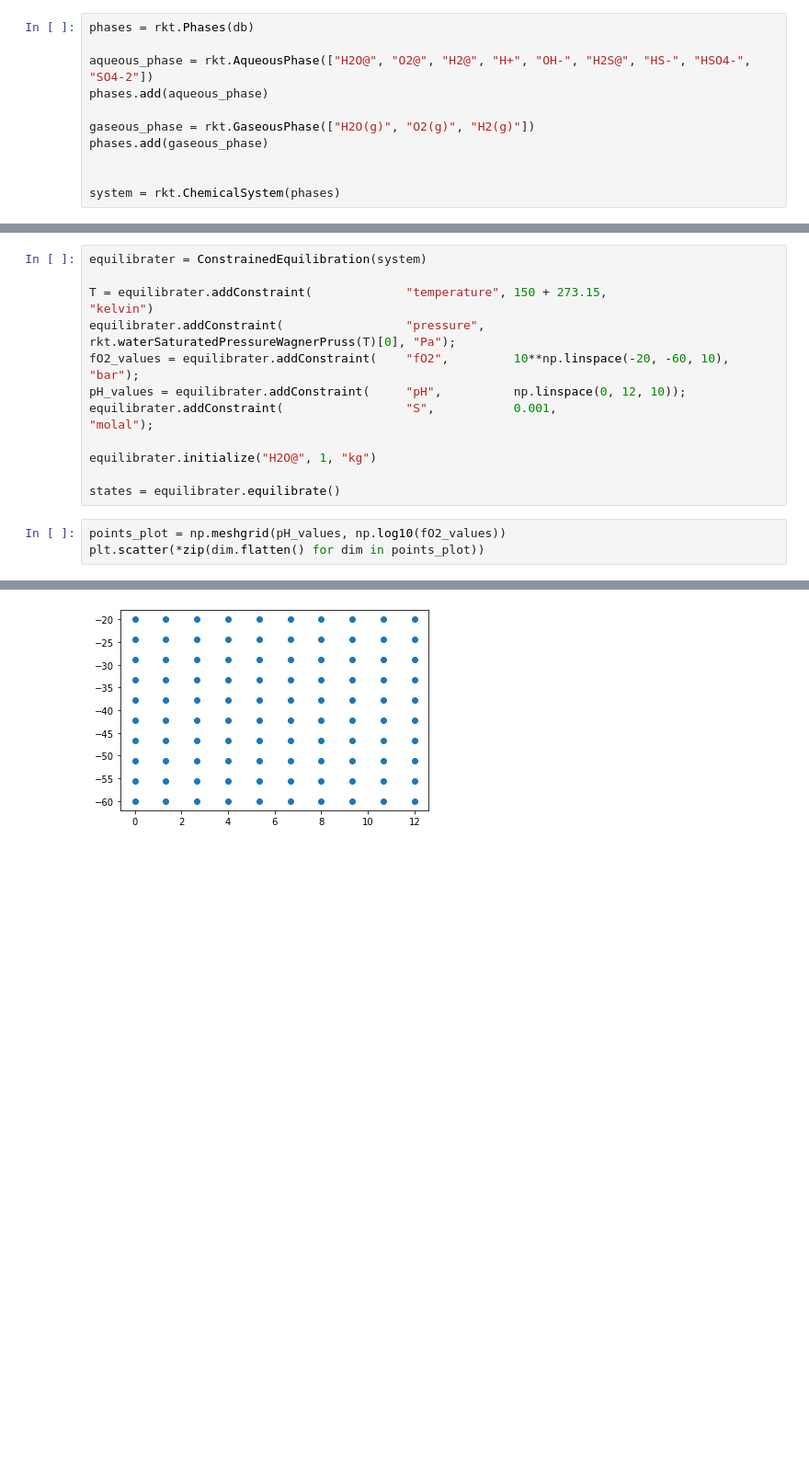
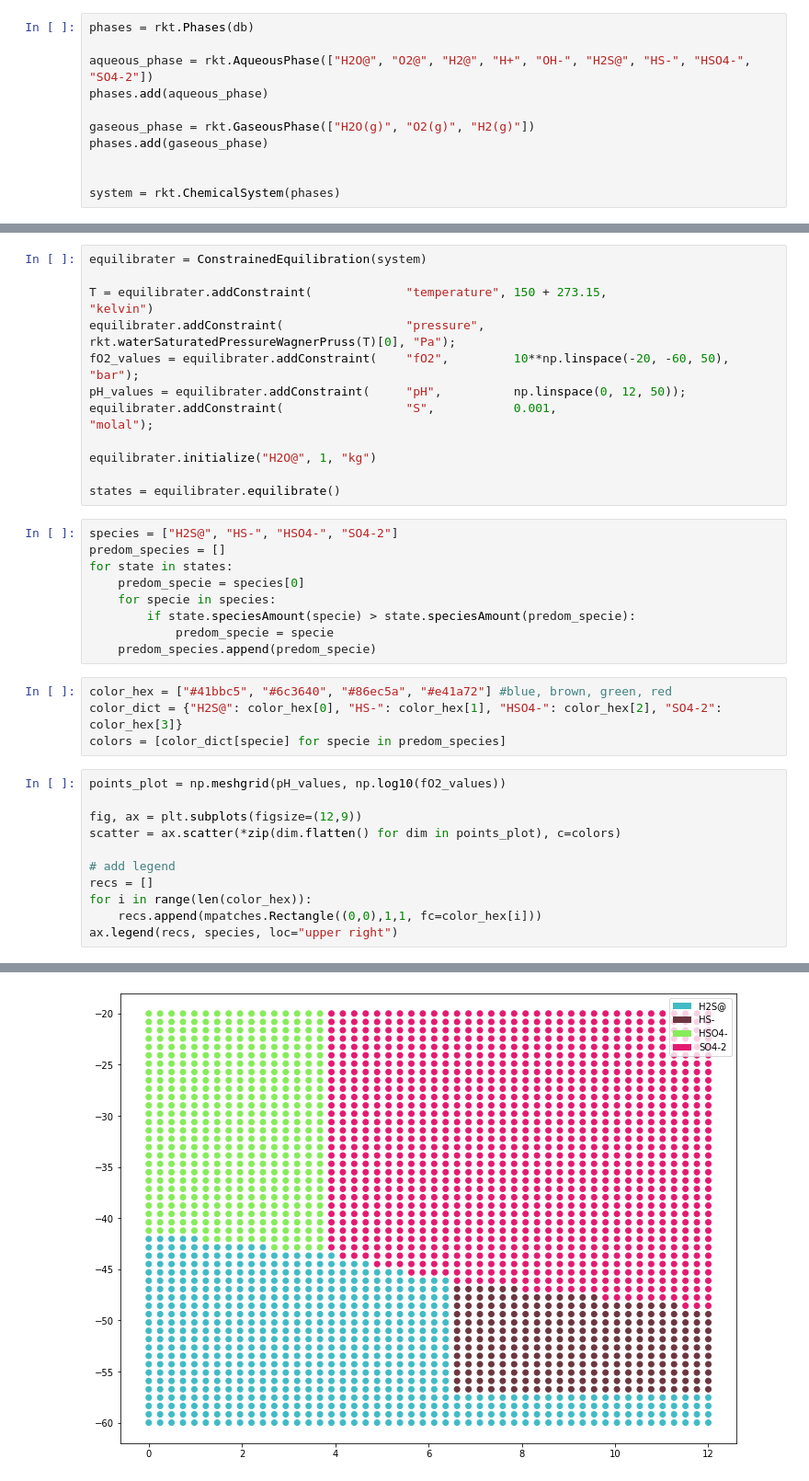
Before and after one commit to cardinalgeo/sed-hosted-Cu-Co-deposit-thermodynamic-modelling, a Jupyter notebook: notebooks/Co-S-Cl-Na-H-O_phase_diagrams.ipynb, the cells around one changed output, grey strips where cells are left out. Shown at 92% size. Saved outputs shown, nothing was run; the diff lists cells and outputs as text; blank space fills up the shorter version.

Commit message:
plot equilibrium state at each logfO2-pH value pair as point colored by predominant aqueous S species

```diff
--- a/notebooks/Co-S-Cl-Na-H-O_phase_diagrams.ipynb
+++ b/notebooks/Co-S-Cl-Na-H-O_phase_diagrams.ipynb
@@ -313,14 +213,35 @@ equilibrater = ConstrainedEquilibration(system)
 
 T = equilibrater.addConstraint(             "temperature", 150 + 273.15,                                "kelvin")
 equilibrater.addConstraint(                 "pressure",    rkt.waterSaturatedPressureWagnerPruss(T)[0], "Pa");
-fO2_values = equilibrater.addConstraint(    "fO2",         10**np.linspace(-20, -60, 10),               "bar");
-pH_values = equilibrater.addConstraint(     "pH",          np.linspace(0, 12, 10));
+fO2_values = equilibrater.addConstraint(    "fO2",         10**np.linspace(-20, -60, 50),               "bar");
+pH_values = equilibrater.addConstraint(     "pH",          np.linspace(0, 12, 50));
 equilibrater.addConstraint(                 "S",           0.001,                                       "molal");
 
 equilibrater.initialize("H2O@", 1, "kg")
 
 states = equilibrater.equilibrate()
+# %%
+species = ["H2S@", "HS-", "HSO4-", "SO4-2"]
+predom_species = []
+for state in states:
+    predom_specie = species[0]
+    for specie in species:
+        if state.speciesAmount(specie) > state.speciesAmount(predom_specie):
+            predom_specie = specie
+    predom_species.append(predom_specie)
+# %%
+color_hex = ["#41bbc5", "#6c3640", "#86ec5a", "#e41a72"] #blue, brown, green, red
+color_dict = {"H2S@": color_hex[0], "HS-": color_hex[1], "HSO4-": color_hex[2], "SO4-2": color_hex[3]}
+colors = [color_dict[specie] for specie in predom_species]
 # %%
 points_plot = np.meshgrid(pH_values, np.log10(fO2_values))
-plt.scatter(*zip(dim.flatten() for dim in points_plot))
+
+fig, ax = plt.subplots(figsize=(12,9))
+scatter = ax.scatter(*zip(dim.flatten() for dim in points_plot), c=colors)
+
+# add legend
+recs = []
+for i in range(len(color_hex)):
+    recs.append(mpatches.Rectangle((0,0),1,1, fc=color_hex[i]))
+ax.legend(recs, species, loc="upper right")
 # %% [output]
@@ -328 +249 @@ plt.scatter(*zip(dim.flatten() for dim in points_plot))
-[figure, old version]
+[figure, new version]
```
Also changed, not shown: parts of 9 cells of this notebook.
